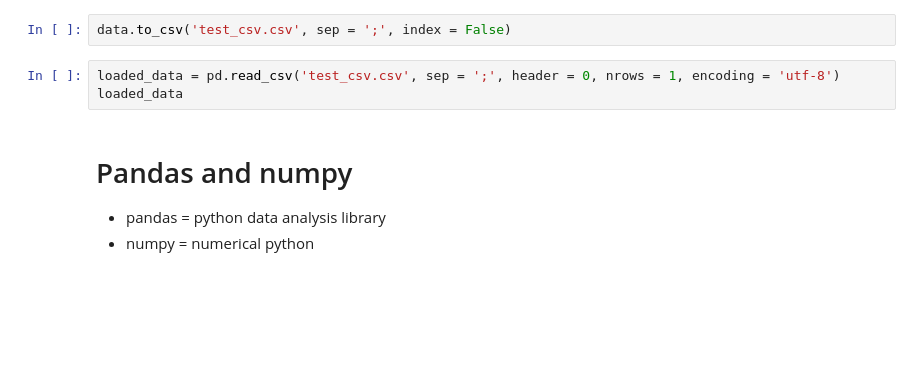
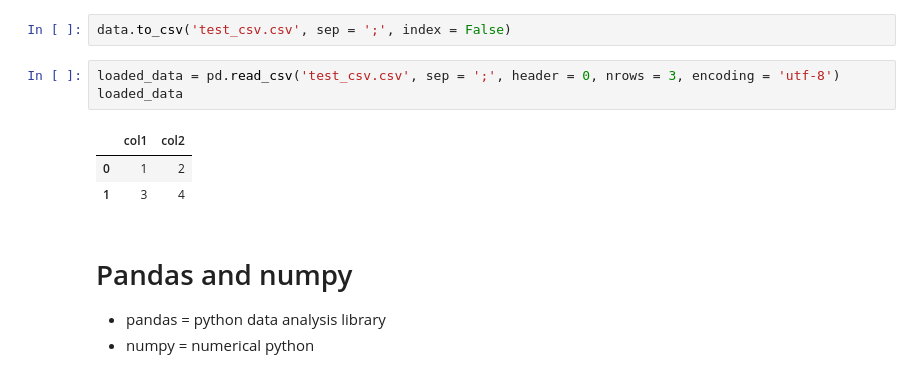
Before and after one commit to PavolSimko/data-science-2, a Jupyter notebook: Practicals/02_python_intro/python_intro.ipynb, the cells around one changed output. Drawn from its saved outputs; the diff is of its cells as text; blank space fills up the shorter version.

```diff
--- a/Practicals/02_python_intro/python_intro.ipynb
+++ b/Practicals/02_python_intro/python_intro.ipynb
@@ -1569,8 +1864,12 @@ data
 # %%
 data.to_csv('test_csv.csv', sep = ';', index = False)
 # %%
-loaded_data = pd.read_csv('test_csv.csv', sep = ';', header = 0, nrows = 1, encoding = 'utf-8')
+loaded_data = pd.read_csv('test_csv.csv', sep = ';', header = 0, nrows = 3, encoding = 'utf-8')
 loaded_data
+# %% [output]
+|  | col1 | col2 |
+| 0 | 1 | 2 |
+| 1 | 3 | 4 |
 # %% [markdown]
 # Pandas and numpy
 - pandas = python data analysis library
```
Also changed, not shown: parts of 118 cells of this notebook, 6 other files.
